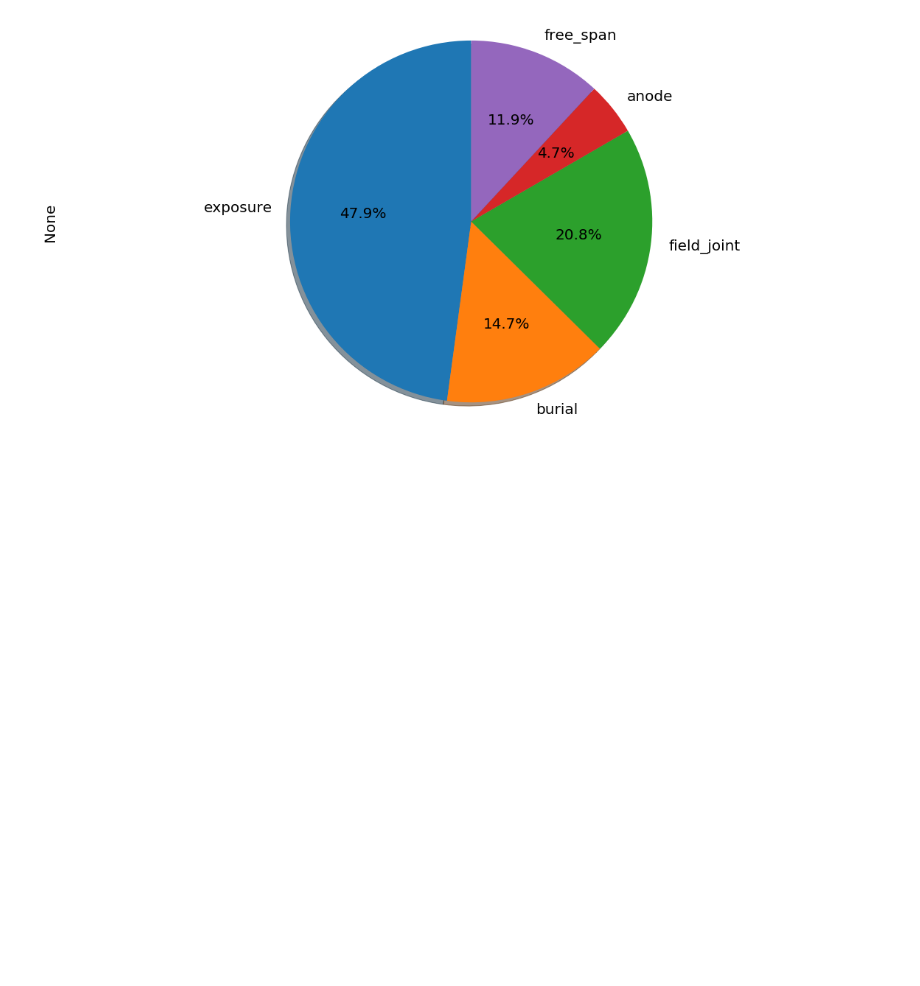
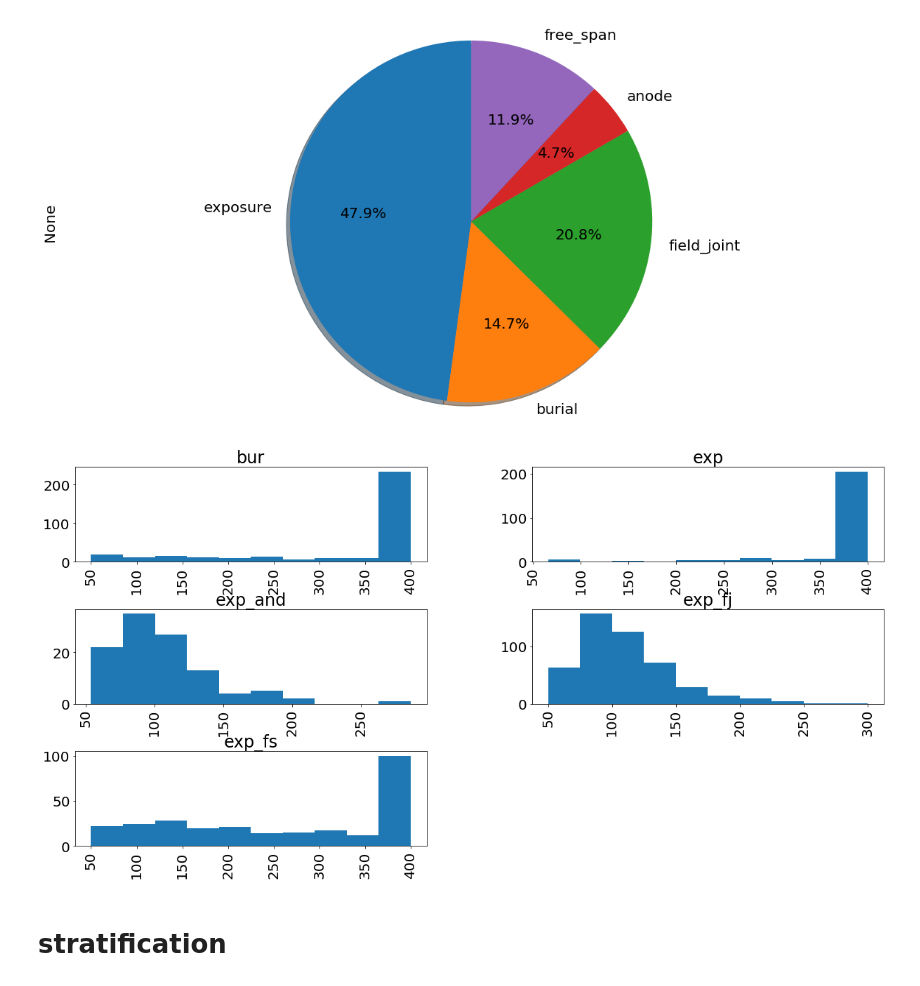
Before and after one commit to stamtron/thesis-second-dataset-extraction, a Jupyter notebook: data-statistics-split-stratification-label/10-more-balanced-big-dataset.ipynb, the cells around one changed output. Cells and saved outputs as stored; diff of their text form; code cells hidden in the pictures; blank space fills up the shorter version.

```diff
--- a/data-statistics-split-stratification-label/10-more-balanced-big-dataset.ipynb
+++ b/data-statistics-split-stratification-label/10-more-balanced-big-dataset.ipynb
@@ -256,3 +290,10 @@ plt.show()
 [figure]
 # %%
 df_final.to_csv('../important_csvs/more_balanced_dataset/events_with_number_of_frames_less_exp.csv', index=False)
+# %%
+df_final['number_of_frames'].hist(by=df.label)
+plt.show()
+# %% [output]
+[figure, added]
+# %% [markdown]
+# stratification
```
Also changed, not shown: parts of 25 cells of this notebook, 11 other files.
